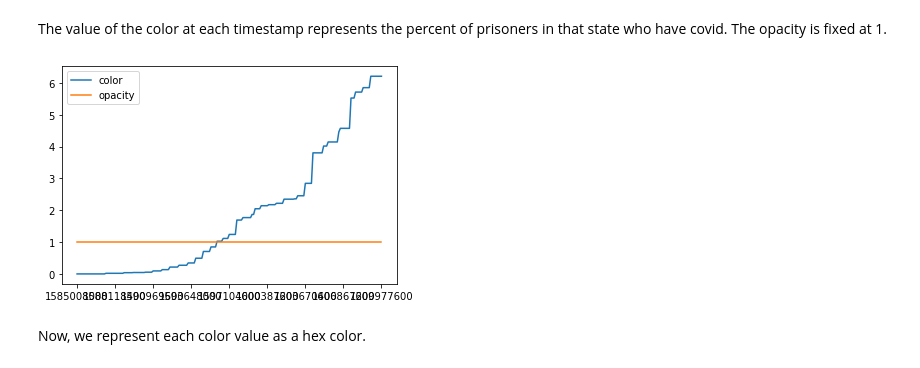
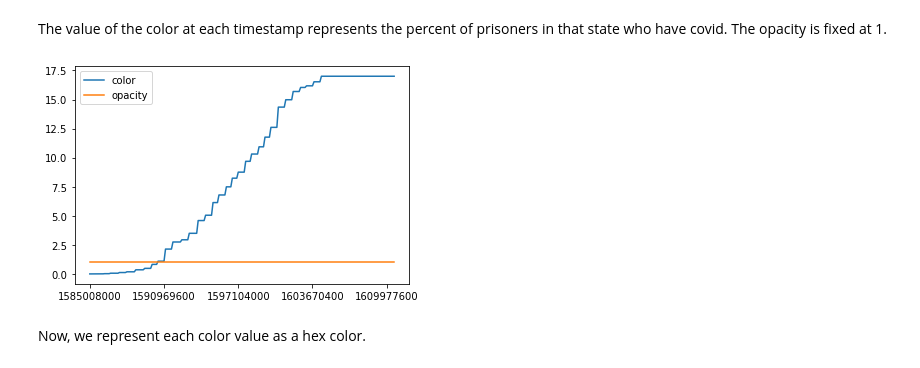
Before and after one commit to william-rice/covid-prisons, a Jupyter notebook: map_viz.ipynb, the cells around one changed output. Saved outputs shown, nothing was run; the diff lists cells and outputs as text; code cells hidden in the pictures.

Commit message:
new data, more conservative estimates

```diff
--- a/map_viz.ipynb
+++ b/map_viz.ipynb
@@ -152,7 +154,9 @@ import matplotlib.pyplot as plt
 # %%
 # For converting dates to numerical values during interpolation
 def date_to_num(date):
-    return datetime.strptime(date, '%m/%d/%Y').timestamp()
+    d = datetime.strptime(date, '%m/%d/%Y')
+    d = d.replace(tzinfo=timezone.utc)
+    return d.timestamp()
 # %%
 def get_known_values(state):
     # Dates at which population data was reported for this state
@@ -178,3 +176,8 @@ Everywhere there's a case count value:
+# %%
+# Delete data later than each state's last population report. Though they might be using october as the last date.
+for state in df.index:
+    last_report = max(get_known_values(state)[0])
+    df.loc[state][np.array([date_to_num(day) for day in df.loc[state].index.values]) > last_report] = np.nan
 # %%
 # Takes about 20 seconds
 for state in df.index:
@@ -216,8 +230,8 @@ styledata = {}
 for state in gdf.index:
     style_df = pd.DataFrame(
         {
-            "color": np.array(df[df.index==state])[0], # cases over time for that state
-            "opacity": np.ones(201)
+            "color": np.array(df[df.index==state])[0], # rates over time for that state
+            "opacity": np.ones(len(df.columns))
         },
         index=dt_index,
     )
@@ -249,9 +263,9 @@ styledata.get(0).head()
 The value of the color at each timestamp represents the percent of prisoners in that state who have covid.
 The opacity is fixed at 1.
 # %%
-ax = styledata.get(0).plot()
+ax = styledata.get(4).plot()
 # %% [output]
-[figure, old version]
+[figure, new version]
 # %% [markdown]
 Now, we represent each color value as a hex color.
 # %%
```
Also changed, not shown: parts of 16 cells of this notebook, 3 other files.
